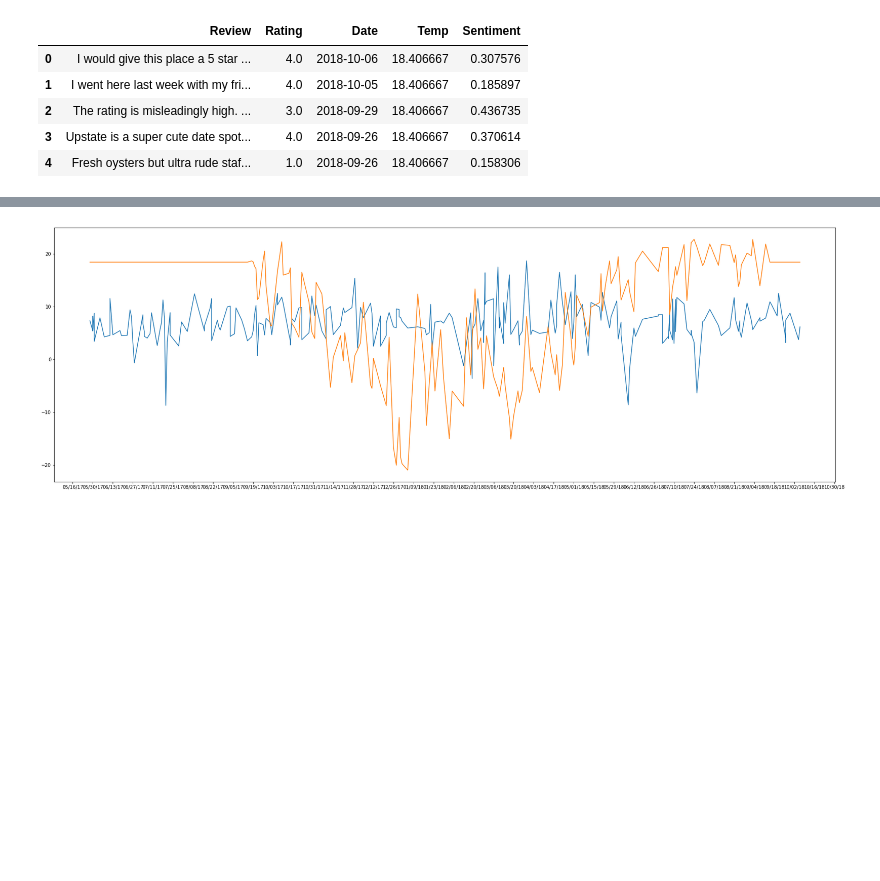
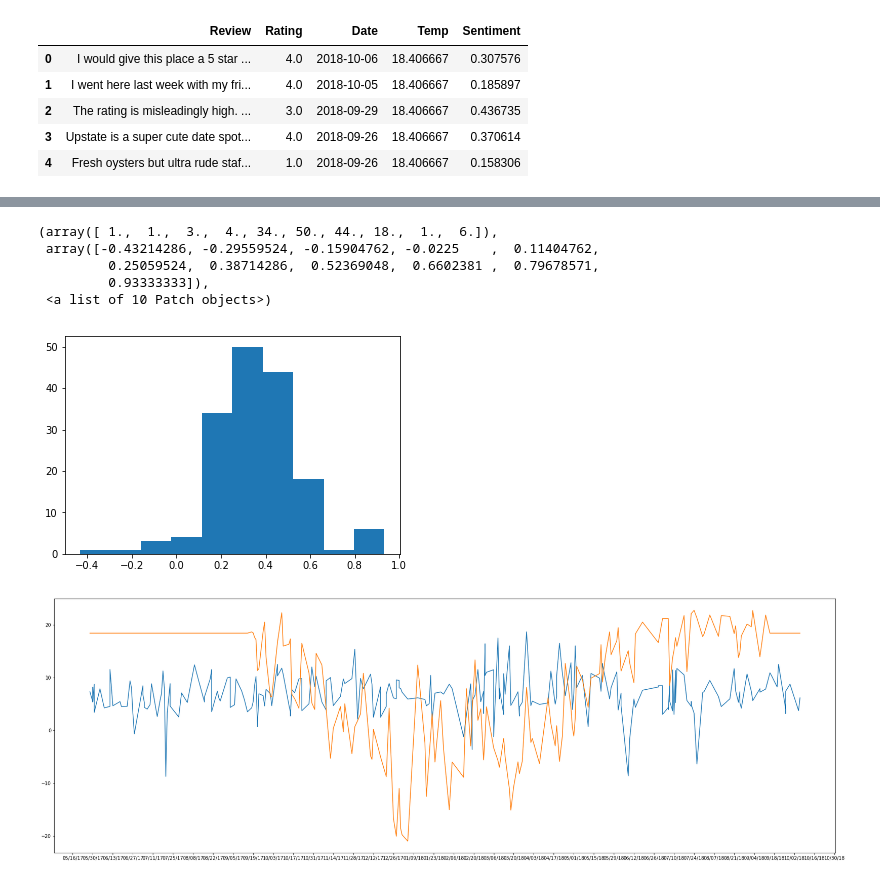
Before and after one commit to JunanQu/YELP-, a Jupyter notebook: 2950_final-2.ipynb, the cells around one changed output, grey strips where cells are left out. Cells and saved outputs as stored; diff of their text form; code cells hidden in the pictures; blank space fills up the shorter version.

```diff
--- a/2950_final-2.ipynb
+++ b/2950_final-2.ipynb
@@ -526,3 +544,12 @@ yelp_data_upstate.head(5)
+# %%
+plt.hist(yelp_data_upstate["Sentiment"])
+# %% [output]
+(array([ 1.,  1.,  3.,  4., 34., 50., 44., 18.,  1.,  6.]),
+ array([-0.43214286, -0.29559524, -0.15904762, -0.0225    ,  0.11404762,
+         0.25059524,  0.38714286,  0.52369048,  0.6602381 ,  0.79678571,
+         0.93333333]),
+ <a list of 10 Patch objects>)
+[figure, added]
 # %%
 fig, ax = plt.subplots(figsize = (30,10))
 plt.plot(yelp_data_upstate['Date'],20*yelp_data_upstate['Sentiment'])
```
Also changed, not shown: parts of 5 cells of this notebook.
